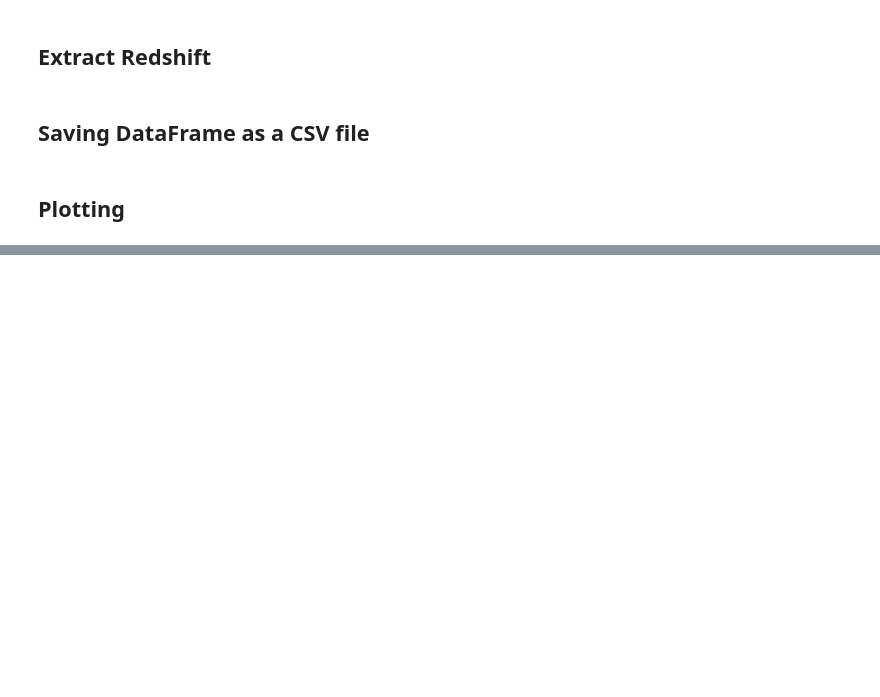
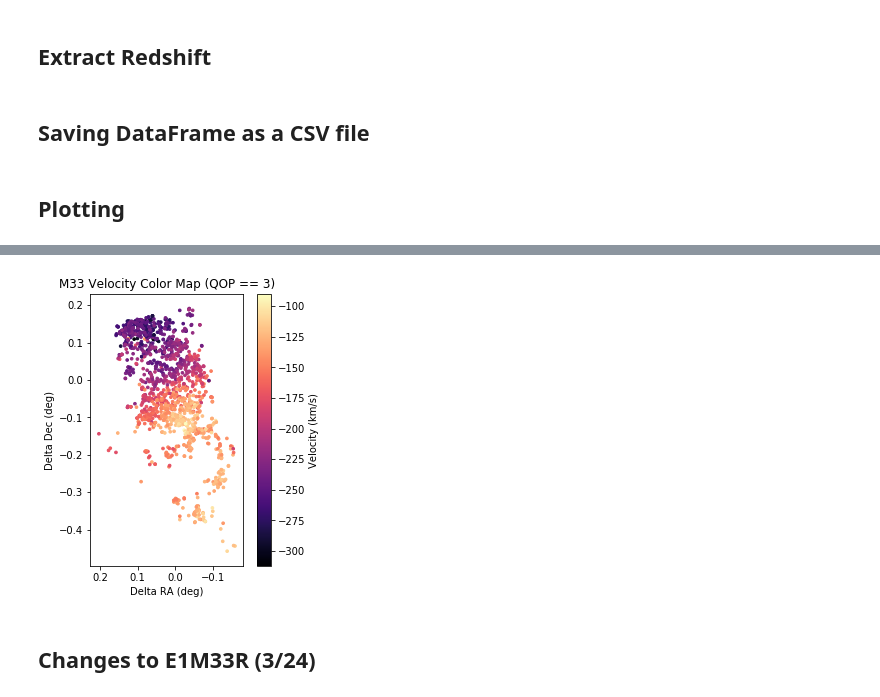
Before and after one commit to khangnngo12/Kinematics-of-M33, a Jupyter notebook: Velocity_Map.ipynb, the cells around one changed output, grey strips where cells are left out. Cells and saved outputs as stored; diff of their text form; code cells hidden in the pictures; blank space fills up the shorter version.

```diff
--- a/Velocity_Map.ipynb
+++ b/Velocity_Map.ipynb
@@ -184,0 +227,18 @@ plt.savefig("Velocity Map")
+# %%
+fig,ax = plt.subplots(1)
+ax.set_xlabel("Delta RA (deg)")
+ax.set_ylabel("Delta Dec (deg)")
+ax.set_title("M33 Velocity Color Map (QOP == 3)")
+ax.invert_xaxis()
+ax.set_aspect("equal")
+cc_map = ax.scatter(((df1["RA"][df1_qop3_sorted]-ra_m32)*np.cos(dec_m32))
+                    ,(df1["DEC"][df1_qop3_sorted]-dec_m32)
+                    ,c=df1["Redshift"][df1_qop3_sorted],s=7,cmap='magma')
+plt.colorbar(cc_map,label="Velocity (km/s)")
+fig.set_figwidth(5)
+fig.set_figheight(5)
+plt.savefig("Velocity Map w Del RA and Dec")
+# %% [output]
+[figure, added]
+# %% [markdown]
+## Changes to E1M33R (3/24)
```
Also changed, not shown: parts of 16 cells of this notebook.
